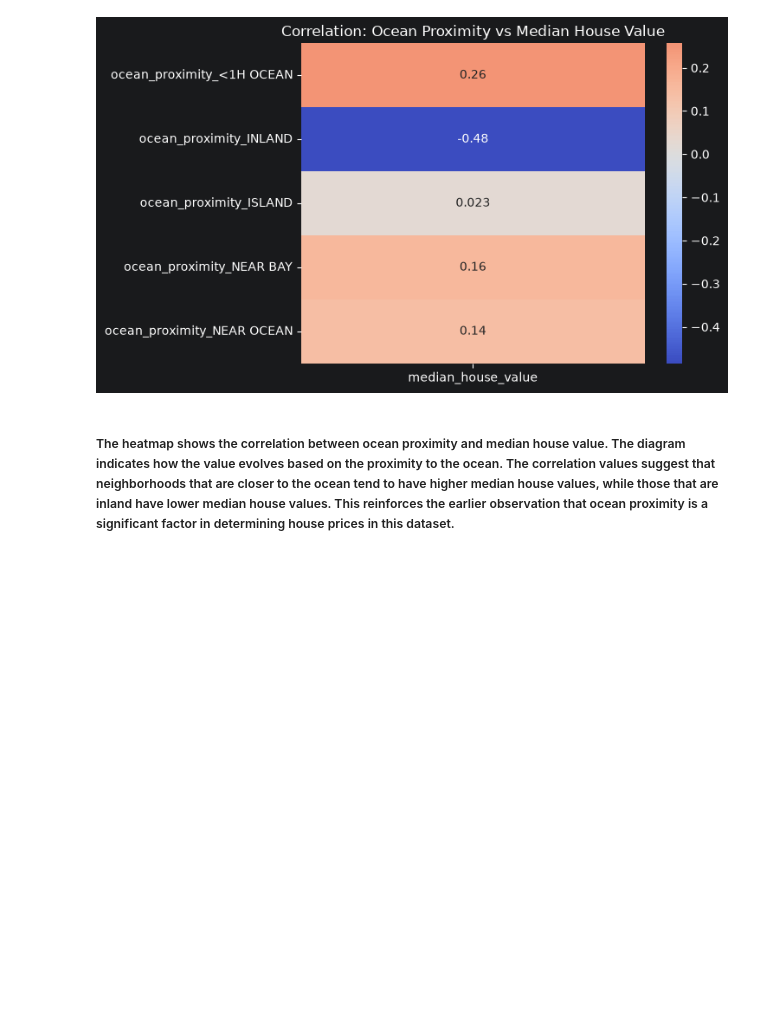
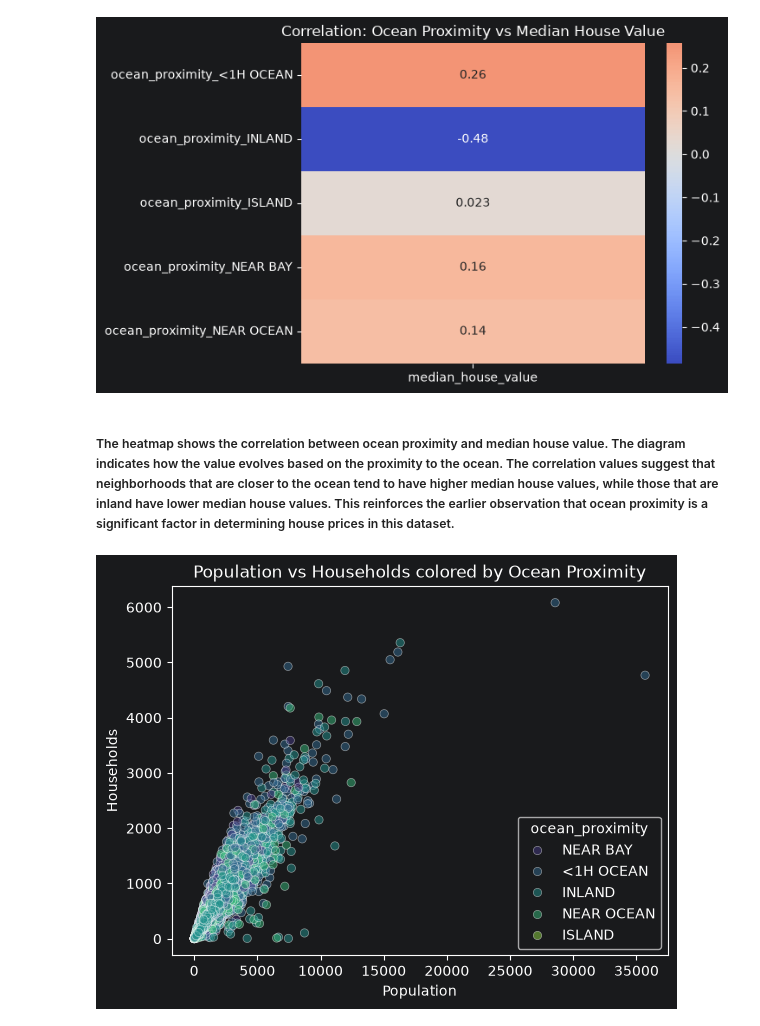
Before and after one commit to kovexison/Practica-AI, a Jupyter notebook: 01-ML-Regression/house_pricing.ipynb, the cells around one changed output. Saved outputs shown, nothing was run; the diff lists cells and outputs as text; code cells hidden in the pictures; blank space fills up the shorter version.

```diff
--- a/01-ML-Regression/house_pricing.ipynb
+++ b/01-ML-Regression/house_pricing.ipynb
@@ -227,3 +227,13 @@ plt.show()
 [figure]
 # %% [markdown]
 ##### The heatmap shows the correlation between ocean proximity and median house value. The diagram indicates how the value evolves based on the proximity to the ocean. The correlation values suggest that neighborhoods that are closer to the ocean tend to have higher median house values, while those that are inland have lower median house values. This reinforces the earlier observation that ocean proximity is a significant factor in determining house prices in this dataset.
+# %%
+import seaborn as sns
+import matplotlib.pyplot as plt
+sns.scatterplot(x='population', y='households', data=df_cleaned, alpha=0.5, hue='ocean_proximity', palette='viridis', legend='full')
+plt.title('Population vs Households colored by Ocean Proximity')
+plt.xlabel('Population')
+plt.ylabel('Households')
+plt.show()
+# %% [output]
+[figure, added]
```
Also changed, not shown: parts of 12 cells of this notebook.
